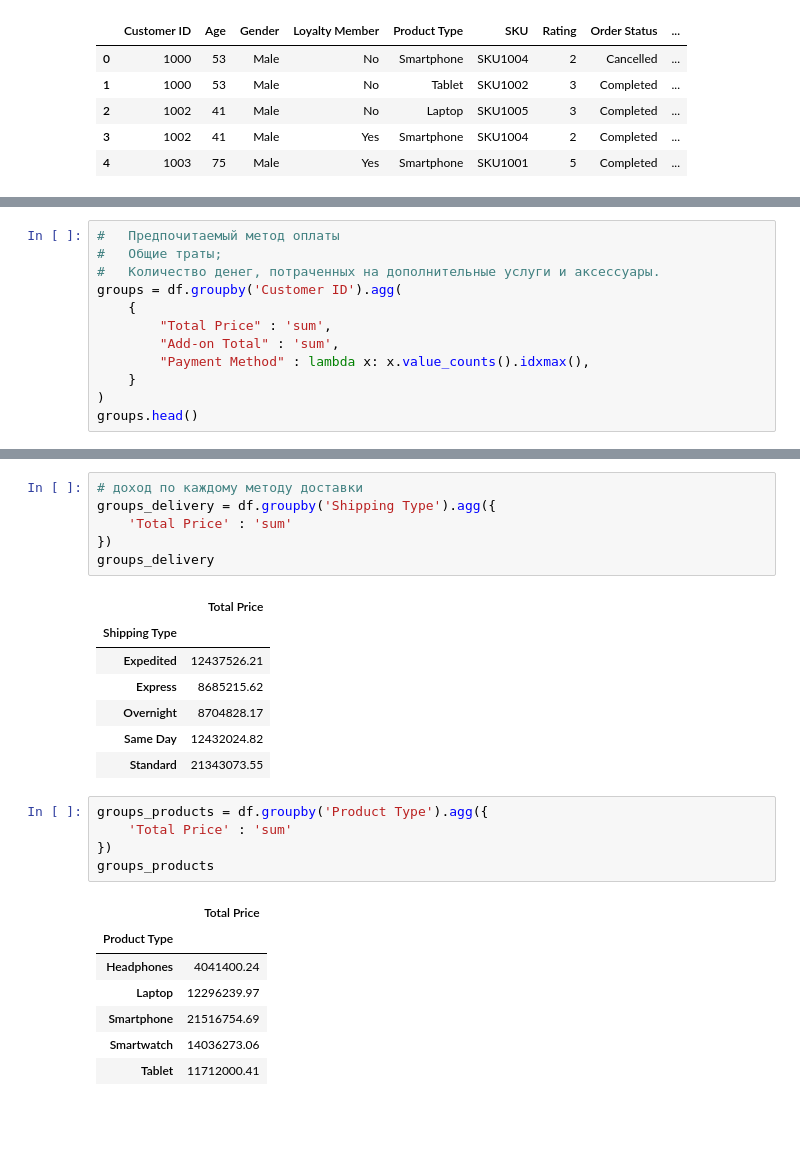
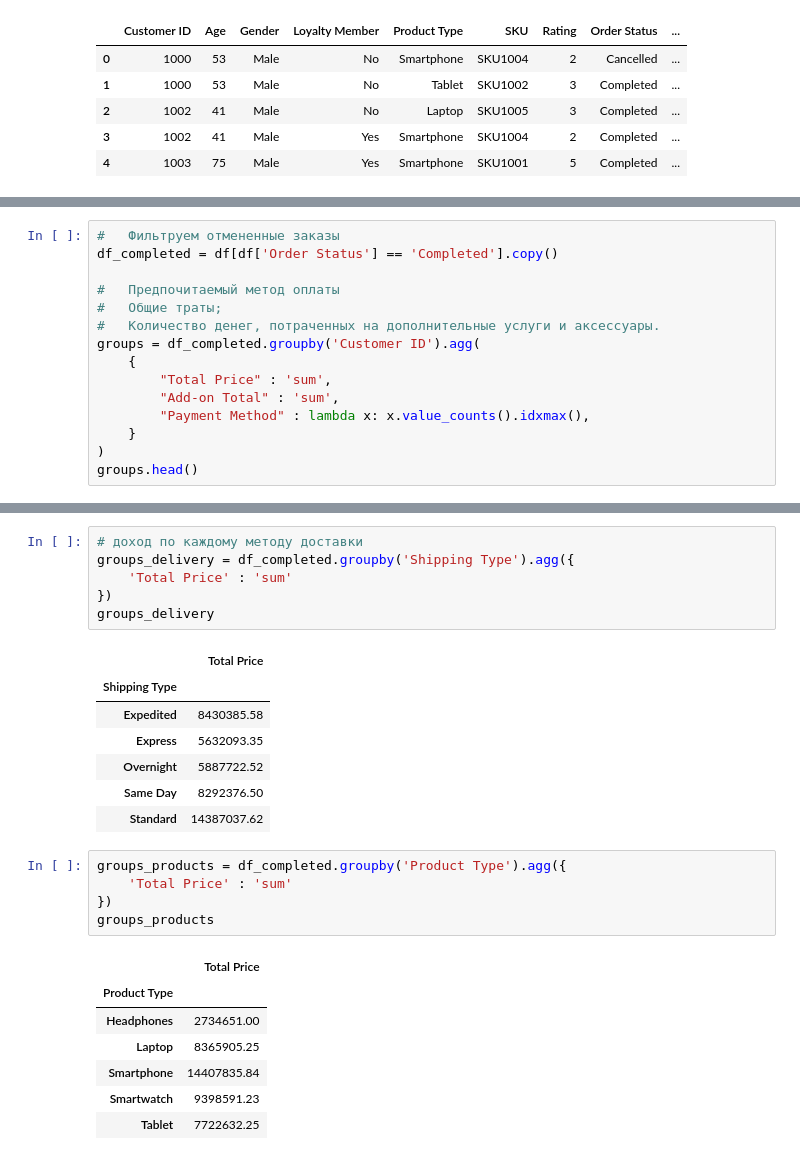
Before and after one commit to GlebZhigulev/Gleb_Zhigulev_homework, a Jupyter notebook: Python_DE/homework_3/homework_3.ipynb, the cells around one changed output, grey strips where cells are left out. Saved outputs shown, nothing was run; the diff lists cells and outputs as text; blank space fills up the shorter version.

```diff
--- a/Python_DE/homework_3/homework_3.ipynb
+++ b/Python_DE/homework_3/homework_3.ipynb
@@ -30,8 +18,11 @@ Name: Payment Method, dtype: object
 # %%
+#   Фильтруем отмененные заказы
+df_completed = df[df['Order Status'] == 'Completed'].copy()
+
 #   Предпочитаемый метод оплаты
 #   Oбщие траты;
 #   Количество денег, потраченных на дополнительные услуги и аксессуары.
-groups = df.groupby('Customer ID').agg(
+groups = df_completed.groupby('Customer ID').agg(
     {
         "Total Price" : 'sum',
         "Add-on Total" : 'sum',
@@ -50,29 +49,29 @@ groups.head()
 # %%
 # доход по каждому методу доставки
-groups_delivery = df.groupby('Shipping Type').agg({
+groups_delivery = df_completed.groupby('Shipping Type').agg({
     'Total Price' : 'sum'
 })
 groups_delivery
 # %% [output]
 |  | Total Price |
 | Shipping Type |  |
-| Expedited | 12437526.21 |
-| Express | 8685215.62 |
-| Overnight | 8704828.17 |
-| Same Day | 12432024.82 |
-| Standard | 21343073.55 |
+| Expedited | 8430385.58 |
+| Express | 5632093.35 |
+| Overnight | 5887722.52 |
+| Same Day | 8292376.50 |
+| Standard | 14387037.62 |
 # %%
-groups_products = df.groupby('Product Type').agg({
+groups_products = df_completed.groupby('Product Type').agg({
     'Total Price' : 'sum'
 })
 groups_products
 # %% [output]
 |  | Total Price |
 | Product Type |  |
-| Headphones | 4041400.24 |
-| Laptop | 12296239.97 |
-| Smartphone | 21516754.69 |
-| Smartwatch | 14036273.06 |
-| Tablet | 11712000.41 |
+| Headphones | 2734651.00 |
+| Laptop | 8365905.25 |
+| Smartphone | 14407835.84 |
+| Smartwatch | 9398591.23 |
+| Tablet | 7722632.25 |
 # %%
 # по дополнительным услугам за каждый месяц,
```
Also changed, not shown: parts of 11 cells of this notebook.
